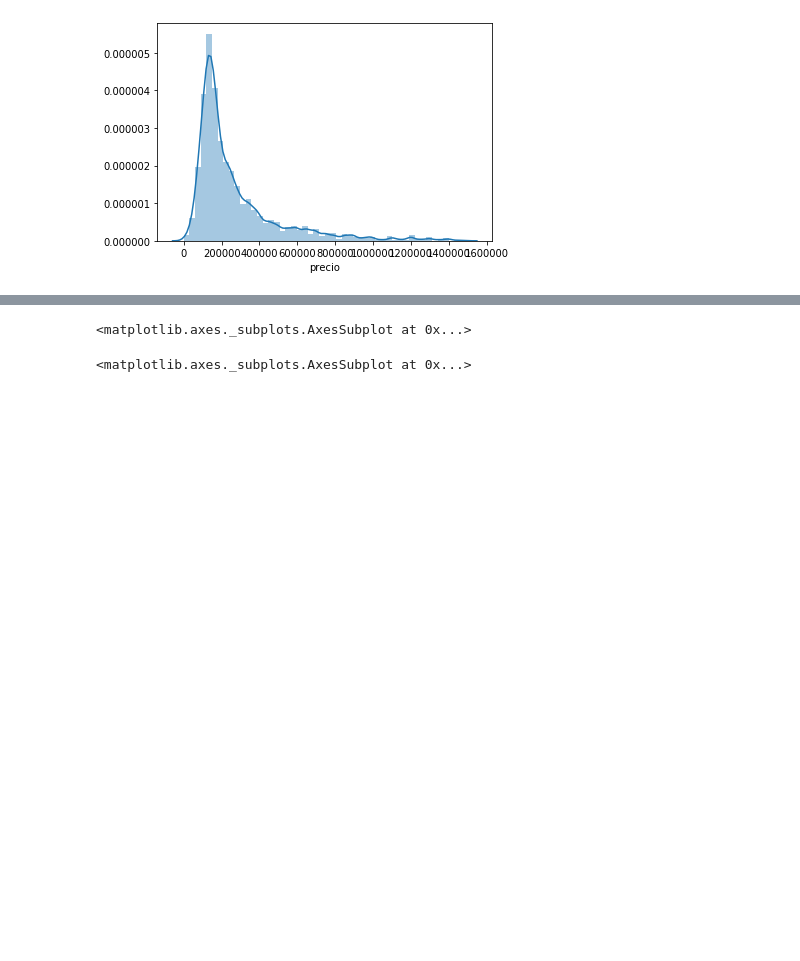
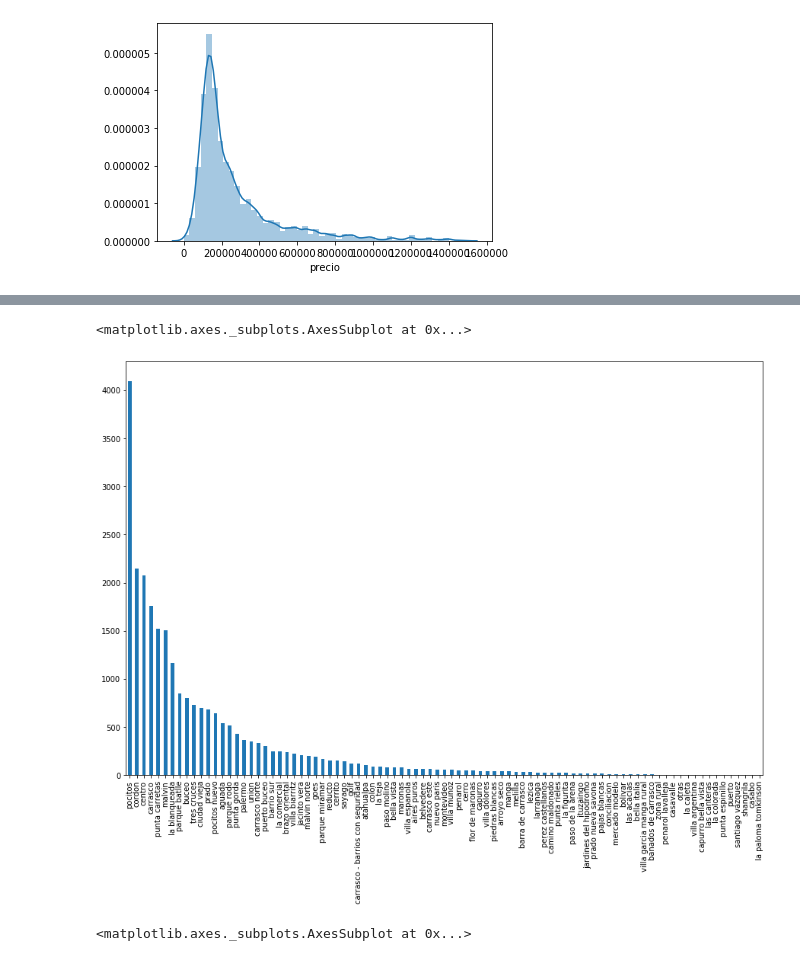
Before and after one commit to creyesp/houses-project, a Jupyter notebook: notebooks/First_day_workshop.ipynb, the cells around one changed output, grey strips where cells are left out. Drawn from its saved outputs; the diff is of its cells as text; code cells hidden in the pictures; blank space fills up the shorter version.

```diff
--- a/notebooks/First_day_workshop.ipynb
+++ b/notebooks/First_day_workshop.ipynb
@@ -286,5 +292,5 @@ sns.boxplot(y='decada', x='precio', orient='h', data=df_final)
 # %%
 # Plot histogram of barrio feature
-f, ax = plt.subplots()
+f, ax = plt.subplots(figsize=(15,10))
 df['barrio'].value_counts().plot(kind='bar', ax=ax)
 # %% [output]
@@ -293,4 +297,5 @@ df['barrio'].value_counts().plot(kind='bar', ax=ax)
 <matplotlib.axes._subplots.AxesSubplot at 0x...>
+[figure, added]
 # %%
 # Make a histogram of "ano_de_construccion" between 1880 and 2019, in bins of 10 years
 df['ano_de_construccion'].plot.hist(bins=np.arange(1880, 2020, 10))
```
Also changed, not shown: parts of 43 cells of this notebook, 3 other files.
